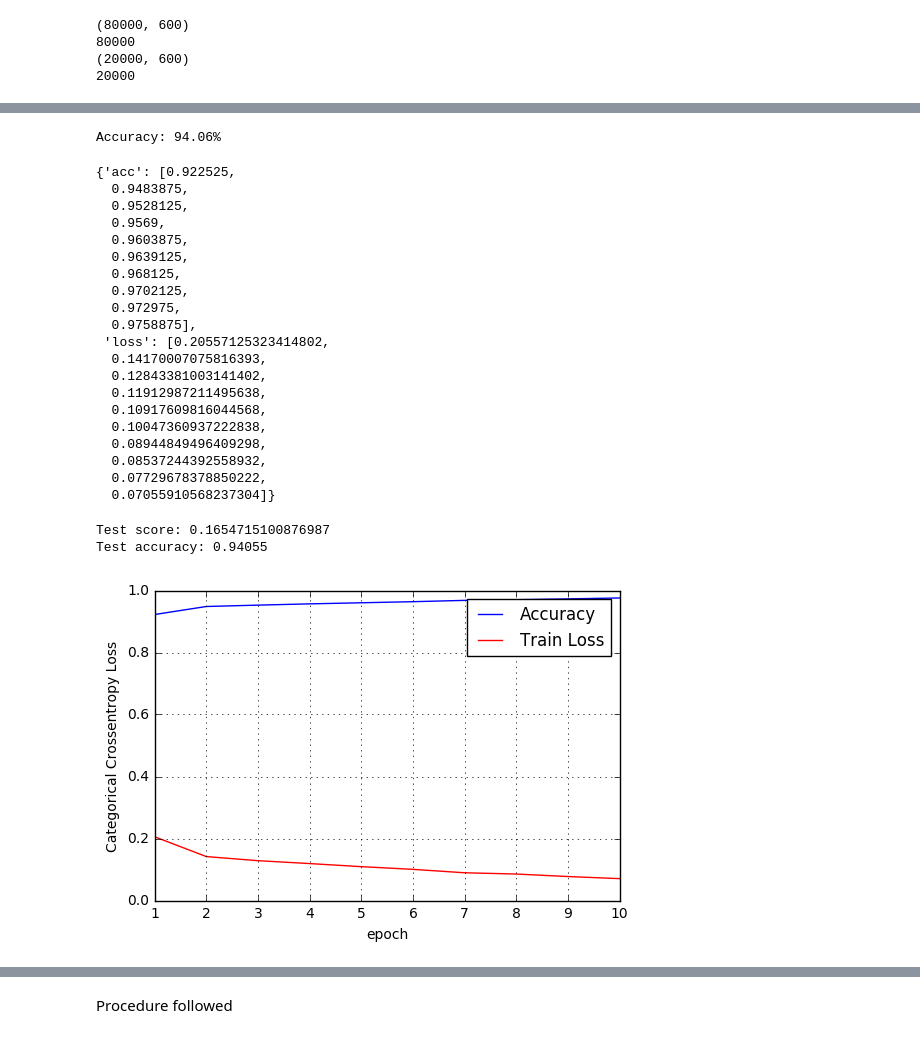
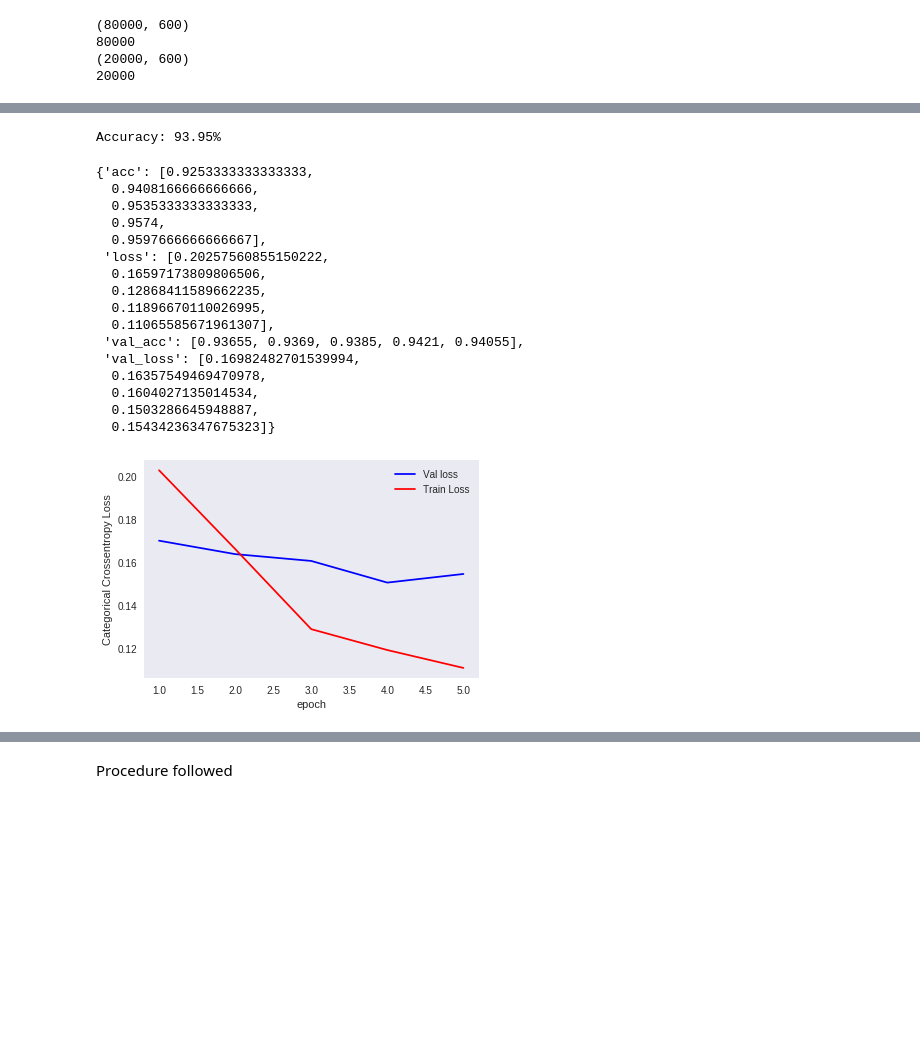
Before and after one commit to rajendrac3/Machine-Learning, a Jupyter notebook: Amazon_LSTM/Amazon_LSTM.ipynb, the cells around one changed output, grey strips where cells are left out. Drawn from its saved outputs; the diff is of its cells as text; code cells hidden in the pictures; blank space fills up the shorter version.

Commit message:
LSTM plotted graphs

```diff
--- a/Amazon_LSTM/Amazon_LSTM.ipynb
+++ b/Amazon_LSTM/Amazon_LSTM.ipynb
@@ -255,8 +256,8 @@ final['lengthOfReview'][0]
 52
 # %%
 dir_path = os.getcwd()
-# conn = sqlite3.connect(os.path.join(dir_path, '/content/gdrive/My Drive/Colab Notebooks/Amazon_LSTM/final.sqlite'))
-conn = sqlite3.connect(os.path.join(dir_path, 'final.sqlite'))
+conn = sqlite3.connect(os.path.join(dir_path, '/content/gdrive/My Drive/Colab Notebooks/Amazon_LSTM/final.sqlite'))
+# conn = sqlite3.connect(os.path.join(dir_path, 'final.sqlite'))
 # final.to_sql('Reviews', conn, if_exists='replace', index=False)
 # %%
 review_3 = pd.read_sql_query(""" SELECT count(*) FROM Reviews""", conn)
@@ -460,10 +462,17 @@ print(len(y))
 # %% [output]
 364171
 # %%
-X_train = all_list[0:80000]
-Y_train = y[0:80000]
+X_train = all_list[0:60000]
+Y_train = y[0:60000]
+X_val = all_list[60000:80000]
+Y_val = y[60000:80000]
 X_test = all_list[80000:100000]
 Y_test = y[80000:100000]
+# %%
+max_review_length = 600
+X_train_padded = sequence.pad_sequences(X_train, maxlen=max_review_length)
+X_val_padded = sequence.pad_sequences(X_val, maxlen=max_review_length)
+X_test_padded = sequence.pad_sequences(X_test, maxlen=max_review_length)
 # %%
 print(X_train_padded.shape)
 print(len(Y_train))
@@ -741,7 +780,7 @@ print(len(Y_test))
 (20000, 600)
 20000
 # %%
-history = model.fit(X_train_padded, Y_train, nb_epoch=10, batch_size=64)
+history = model.fit(X_train_padded, Y_train, nb_epoch=5, batch_size=64, verbose=1, validation_data=(X_val_padded, Y_val))
 # Final evaluation of the model
 scores = model.evaluate(X_test_padded, Y_test, verbose=0)
 # %% [output]
@@ -771,49 +798,43 @@ Epoch 10/10
 # %%
 print("Accuracy: %.2f%%" % (scores[1]*100))
 # %% [output]
-Accuracy: 94.06%
+Accuracy: 93.95%
 # %%
 history.history
 # %% [output]
-{'acc': [0.922525,
-  0.9483875,
-  0.9528125,
-  0.9569,
-  0.9603875,
-  0.9639125,
-  0.968125,
-  0.9702125,
-  0.972975,
-  0.9758875],
- 'loss': [0.20557125323414802,
-  0.14170007075816393,
-  0.12843381003141402,
-  0.11912987211495638,
-  0.10917609816044568,
-  0.10047360937222838,
-  0.08944849496409298,
-  0.08537244392558932,
-  0.07729678378850222,
-  0.07055910568237304]}
+{'acc': [0.9253333333333333,
+  0.9408166666666666,
+  0.9535333333333333,
+  0.9574,
+  0.9597666666666667],
+ 'loss': [0.20257560855150222,
+  0.16597173809806506,
+  0.12868411589662235,
+  0.11896670110026995,
+  0.11065585671961307],
+ 'val_acc': [0.93655, 0.9369, 0.9385, 0.9421, 0.94055],
+ 'val_loss': [0.16982482701539994,
+  0.16357549469470978,
+  0.1604027135014534,
+  0.1503286645948887,
+  0.15434236347675323]}
 # %%
 import matplotlib.pyplot as plt
 %matplotlib inline
-epochs = 10
-score = model.evaluate(X_test_padded, Y_test, verbose=0)
-print('Test score:', score[0])
-print('Test accuracy:', score[1])
+epochs = 5
+# score = model.evaluate(X_test_padded, Y_test, verbose=0)
+# print('Test score:', score[0])
+# print('Test accuracy:', score[1])
 fig,ax = plt.subplots(1,1)
 ax.set_xlabel('epoch') ; ax.set_ylabel('Categorical Crossentropy Loss')
 x = list(range(1,epochs+1))
-vy = history.history['acc']
+vy = history.history['val_loss']
 ty = history.history['loss']
 # plt_dynamic(x, vy, ty, ax)
-ax.plot(x, vy, 'b', label="Accuracy")
+ax.plot(x, vy, 'b', label="Val loss")
 ax.plot(x, ty, 'r', label="Train Loss")
 plt.legend()
 plt.grid()
 fig.canvas.draw()
 # %% [output]
-Test score: 0.1654715100876987
-Test accuracy: 0.94055
-[figure, old version]
+[figure, new version]
```
Also changed, not shown: parts of 27 cells of this notebook, 1 other file.
